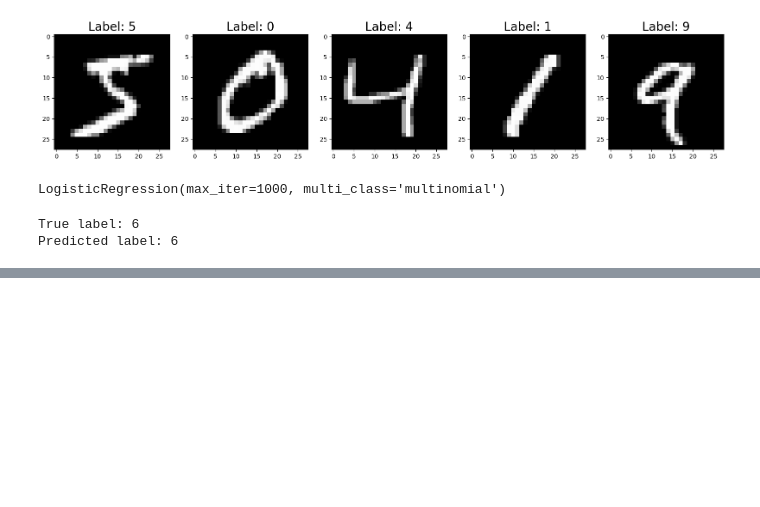
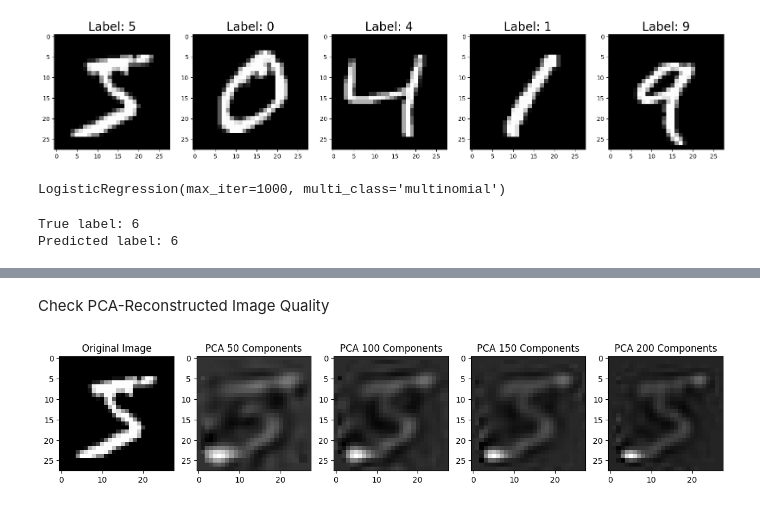
Before and after one commit to MANUPAL4321/imageML_project, a Jupyter notebook: image_processing.ipynb, the cells around one changed output, grey strips where cells are left out. Cells and saved outputs as stored; diff of their text form; code cells hidden in the pictures; blank space fills up the shorter version.

```diff
--- a/image_processing.ipynb
+++ b/image_processing.ipynb
@@ -178,0 +171,22 @@ Accuracy After PCA: 0.9193333333333333
+# %% [markdown]
+Check PCA-Reconstructed Image Quality
+# %%
+components_list = [50, 100, 150, 200]  # Different levels of PCA reduction
+fig, axes = plt.subplots(1, len(components_list) + 1, figsize=(15, 5))
+
+# Original Image
+axes[0].imshow(X[0].reshape(28, 28), cmap='gray')
+axes[0].set_title("Original Image")
+
+# PCA Transformed and Reconstructed Images
+for i, comp in enumerate(components_list):
+    pca = PCA(n_components=comp)
+    X_pca = pca.fit_transform(X_scaled)
+    reconstructed = pca.inverse_transform(X_pca[0]).reshape(28, 28)
+
+    axes[i + 1].imshow(reconstructed, cmap='gray')
+    axes[i + 1].set_title(f"PCA {comp} Components")
+
+plt.show()
+# %% [output]
+[figure, added]
```
Also changed, not shown: parts of 48 cells of this notebook.
